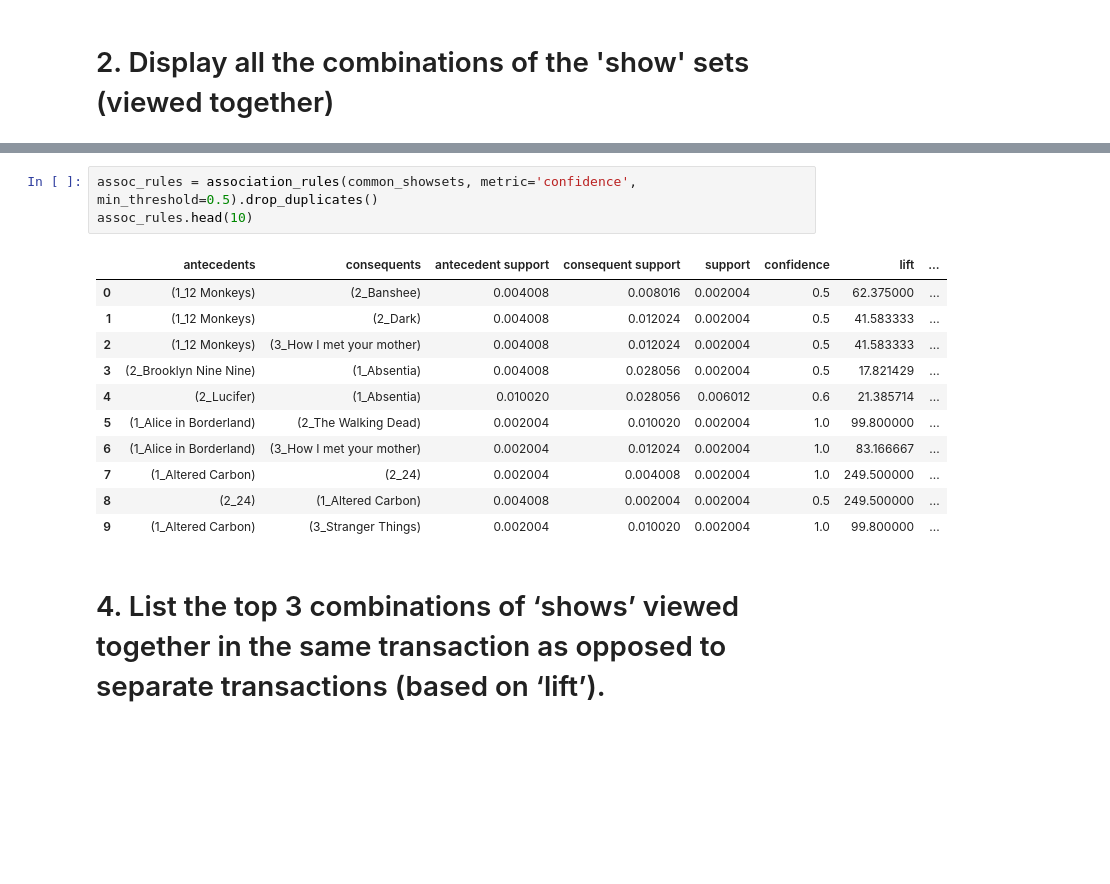
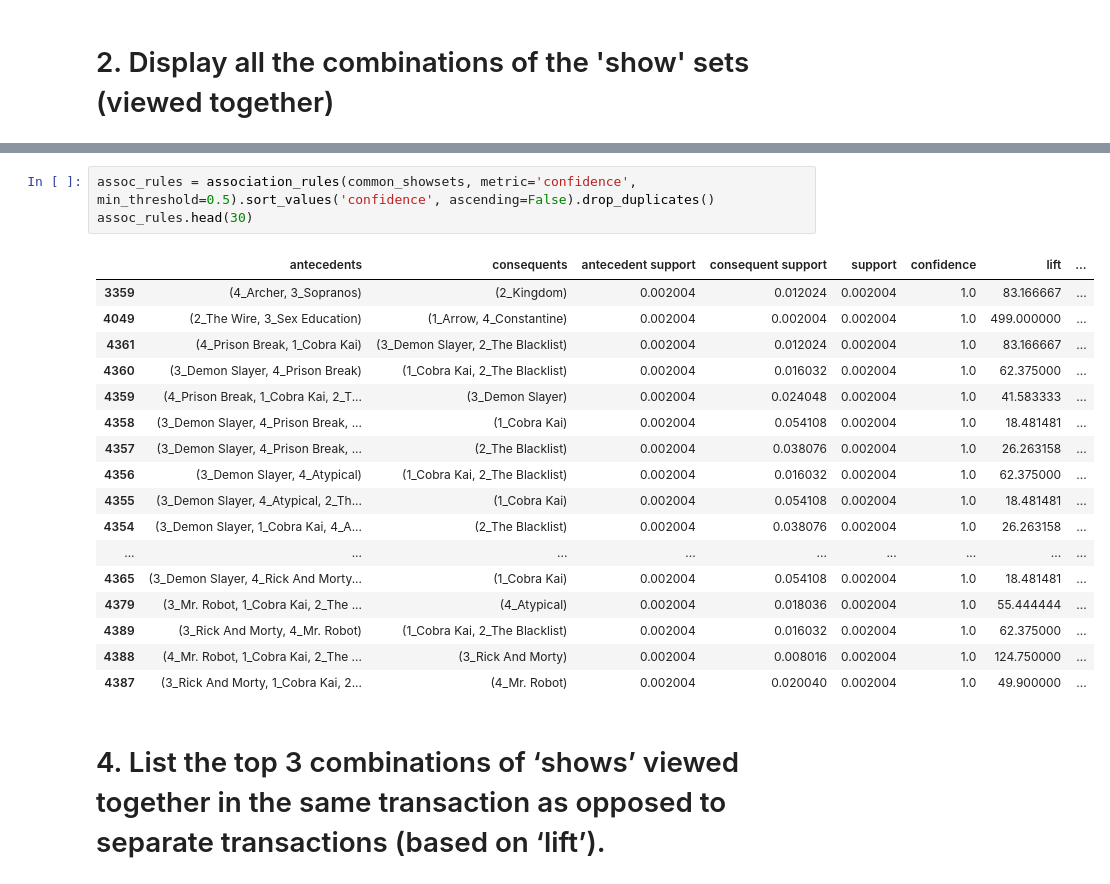
Before and after one commit to jakewarrenblack/research_and_analytics, a Jupyter notebook: Problem_4/Problem 4.ipynb, the cells around one changed output, grey strips where cells are left out. Cells and saved outputs as stored; diff of their text form; blank space fills up the shorter version.

```diff
--- a/Problem_4/Problem 4.ipynb
+++ b/Problem_4/Problem 4.ipynb
@@ -128,18 +143,24 @@ common_showsets[common_showsets['length'] >=3].sort_values('support', ascending=
 # %%
-assoc_rules = association_rules(common_showsets, metric='confidence', min_threshold=0.5).drop_duplicates()
-assoc_rules.head(10)
+assoc_rules = association_rules(common_showsets, metric='confidence', min_threshold=0.5).sort_values('confidence', ascending=False).drop_duplicates()
+assoc_rules.head(30)
 # %% [output]
 |  | antecedents | consequents | antecedent support | consequent support | support | confidence | lift | ... |
-| 0 | (1_12 Monkeys) | (2_Banshee) | 0.004008 | 0.008016 | 0.002004 | 0.5 | 62.375000 | ... |
-| 1 | (1_12 Monkeys) | (2_Dark) | 0.004008 | 0.012024 | 0.002004 | 0.5 | 41.583333 | ... |
-| 2 | (1_12 Monkeys) | (3_How I met your mother) | 0.004008 | 0.012024 | 0.002004 | 0.5 | 41.583333 | ... |
-| 3 | (2_Brooklyn Nine Nine) | (1_Absentia) | 0.004008 | 0.028056 | 0.002004 | 0.5 | 17.821429 | ... |
-| 4 | (2_Lucifer) | (1_Absentia) | 0.010020 | 0.028056 | 0.006012 | 0.6 | 21.385714 | ... |
-| 5 | (1_Alice in Borderland) | (2_The Walking Dead) | 0.002004 | 0.010020 | 0.002004 | 1.0 | 99.800000 | ... |
-| 6 | (1_Alice in Borderland) | (3_How I met your mother) | 0.002004 | 0.012024 | 0.002004 | 1.0 | 83.166667 | ... |
-| 7 | (1_Altered Carbon) | (2_24) | 0.002004 | 0.004008 | 0.002004 | 1.0 | 249.500000 | ... |
-| 8 | (2_24) | (1_Altered Carbon) | 0.004008 | 0.002004 | 0.002004 | 0.5 | 249.500000 | ... |
-| 9 | (1_Altered Carbon) | (3_Stranger Things) | 0.002004 | 0.010020 | 0.002004 | 1.0 | 99.800000 | ... |
+| 3359 | (4_Archer, 3_Sopranos) | (2_Kingdom) | 0.002004 | 0.012024 | 0.002004 | 1.0 | 83.166667 | ... |
+| 4049 | (2_The Wire, 3_Sex Education) | (1_Arrow, 4_Constantine) | 0.002004 | 0.002004 | 0.002004 | 1.0 | 499.000000 | ... |
+| 4361 | (4_Prison Break, 1_Cobra Kai) | (3_Demon Slayer, 2_The Blacklist) | 0.002004 | 0.012024 | 0.002004 | 1.0 | 83.166667 | ... |
+| 4360 | (3_Demon Slayer, 4_Prison Break) | (1_Cobra Kai, 2_The Blacklist) | 0.002004 | 0.016032 | 0.002004 | 1.0 | 62.375000 | ... |
+| 4359 | (4_Prison Break, 1_Cobra Kai, 2_T... | (3_Demon Slayer) | 0.002004 | 0.024048 | 0.002004 | 1.0 | 41.583333 | ... |
+| 4358 | (3_Demon Slayer, 4_Prison Break, ... | (1_Cobra Kai) | 0.002004 | 0.054108 | 0.002004 | 1.0 | 18.481481 | ... |
+| 4357 | (3_Demon Slayer, 4_Prison Break, ... | (2_The Blacklist) | 0.002004 | 0.038076 | 0.002004 | 1.0 | 26.263158 | ... |
+| 4356 | (3_Demon Slayer, 4_Atypical) | (1_Cobra Kai, 2_The Blacklist) | 0.002004 | 0.016032 | 0.002004 | 1.0 | 62.375000 | ... |
+| 4355 | (3_Demon Slayer, 4_Atypical, 2_Th... | (1_Cobra Kai) | 0.002004 | 0.054108 | 0.002004 | 1.0 | 18.481481 | ... |
+| 4354 | (3_Demon Slayer, 1_Cobra Kai, 4_A... | (2_The Blacklist) | 0.002004 | 0.038076 | 0.002004 | 1.0 | 26.263158 | ... |
+| ... | ... | ... | ... | ... | ... | ... | ... | ... |
+| 4365 | (3_Demon Slayer, 4_Rick And Morty... | (1_Cobra Kai) | 0.002004 | 0.054108 | 0.002004 | 1.0 | 18.481481 | ... |
+| 4379 | (3_Mr. Robot, 1_Cobra Kai, 2_The ... | (4_Atypical) | 0.002004 | 0.018036 | 0.002004 | 1.0 | 55.444444 | ... |
+| 4389 | (3_Rick And Morty, 4_Mr. Robot) | (1_Cobra Kai, 2_The Blacklist) | 0.002004 | 0.016032 | 0.002004 | 1.0 | 62.375000 | ... |
+| 4388 | (4_Mr. Robot, 1_Cobra Kai, 2_The ... | (3_Rick And Morty) | 0.002004 | 0.008016 | 0.002004 | 1.0 | 124.750000 | ... |
+| 4387 | (3_Rick And Morty, 1_Cobra Kai, 2... | (4_Mr. Robot) | 0.002004 | 0.020040 | 0.002004 | 1.0 | 49.900000 | ... |
 # %% [markdown]
 # 4. List the top 3 combinations of ‘shows’ viewed together in the same transaction as opposed to separate transactions (based on ‘lift’).
 # %%
```
Also changed, not shown: parts of 12 cells of this notebook, 3 other files.
